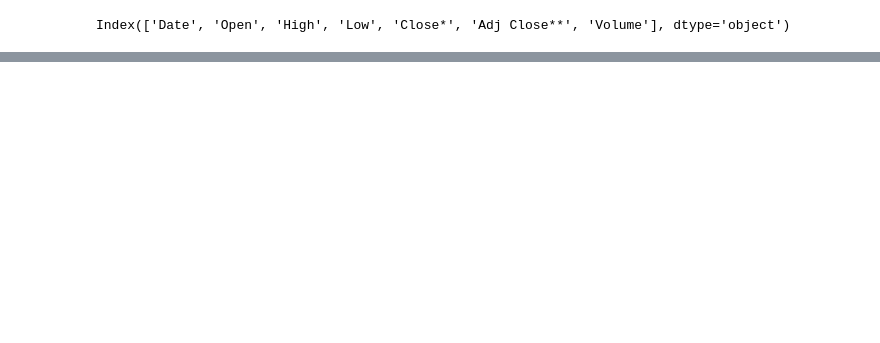
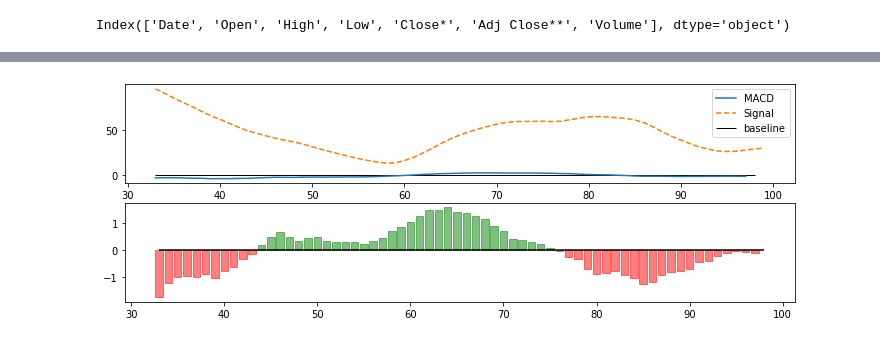
Before and after one commit to bclwan/trading, a Jupyter notebook: price_scraper.ipynb, the cells around one changed output, grey strips where cells are left out. Saved outputs shown, nothing was run; the diff lists cells and outputs as text; code cells hidden in the pictures; blank space fills up the shorter version.

```diff
--- a/price_scraper.ipynb
+++ b/price_scraper.ipynb
@@ -48,18 +52,3 @@ def scrape_page(url, header):
     table_tree = lxml.etree.tostring(table[0], method='xml')
     panda = pandas.read_html(table_tree)
     return panda
-# %%
-symbol = 'BB'
-
-dt_start = datetime.today() - timedelta(days=365)
-dt_end = datetime.today()
-
-start = format_date(dt_start)
-end = format_date(dt_end)
-
-sub = subdomain(symbol, start, end)
-header = header_function(sub)
-
-base_url = 'https://finance.yahoo.com'
-url = base_url + sub
-price_history = scrape_page(url, header)
@@ -216,0 +236,30 @@ plt.show()
+# %%
+macd, macdsignal, macdhist = ta.MACD(close_price)
+# %%
+def plot_MACD(macd, macdsignel, macdhist):
+    fig, axes = plt.subplots(nrows=2, ncols=1, figsize=(12, 4))
+
+    skip_nan = np.count_nonzero(np.isnan(macd))
+    axes[0].hlines(0, skip_nan, len(macd), color='k', linewidth=1.0, label="baseline")
+    axes[0].plot(macd, label="MACD")
+    axes[0].plot(macdsignal, linestyle='dashed', label="Signal")
+    axes[0].legend(loc="upper right")
+
+    axes[1].hlines(0, skip_nan, len(macd), color='k')
+    barlist = axes[1].bar(np.arange(len(macd)), macdhist, align='center', alpha=0.5)
+    for i in range(len(macdhist)):
+        if np.isnan(macdhist[i]):
+            pass
+        elif macdhist[i]>0:
+            barlist[i].set_color('g')
+        else:
+            barlist[i].set_color('r')
+
+    plt.show()
+# %%
+appl_df = get_stock(symbol="AAPL", days=365)
+appl_cp = get_close_price(appl_df, days=100)
+appl_macd, appl_macdsignal, appl_macdhist = ta.MACD(appl_cp)
+plot_MACD(appl_macd, appl_macdsignal, appl_macdhist)
+# %% [output]
+[figure, added]
```
Also changed, not shown: parts of 28 cells of this notebook.
